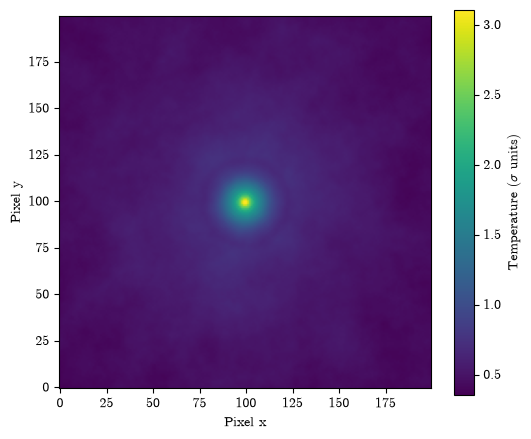
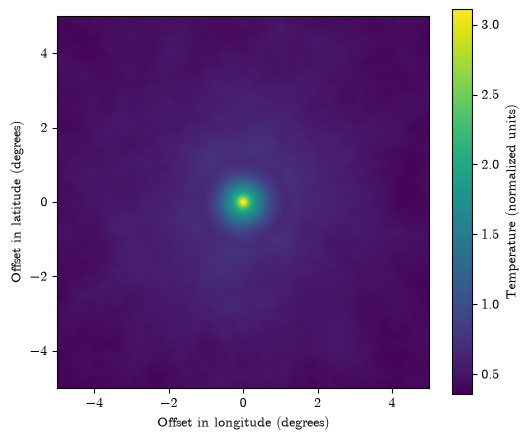
Unified diff of the notebook cell whose output changed from the first chart to the second:
--- before
+++ after
@@ -1,6 +1,11 @@
+ny, nx = stacked.shape
+half_x = 0.5 * nx * 3 / 60.0
+half_y = 0.5 * ny * 3 / 60.0
+extent = [-half_x, half_x, -half_y, half_y]
+
 plt.figure(figsize=(6, 5))
-plt.imshow(stacked,origin='lower')
-plt.xlabel('Pixel x')
-plt.ylabel('Pixel y')
-plt.colorbar(label=r'Temperature ($\sigma$ units)')
+plt.imshow(stacked,origin='lower', extent=extent)
+plt.xlabel('Offset in longitude (degrees)')
+plt.ylabel('Offset in latitude (degrees)')
+plt.colorbar(label=r'Temperature (normalized units)')
 plt.show()

Commit: Update imports and change units in plots